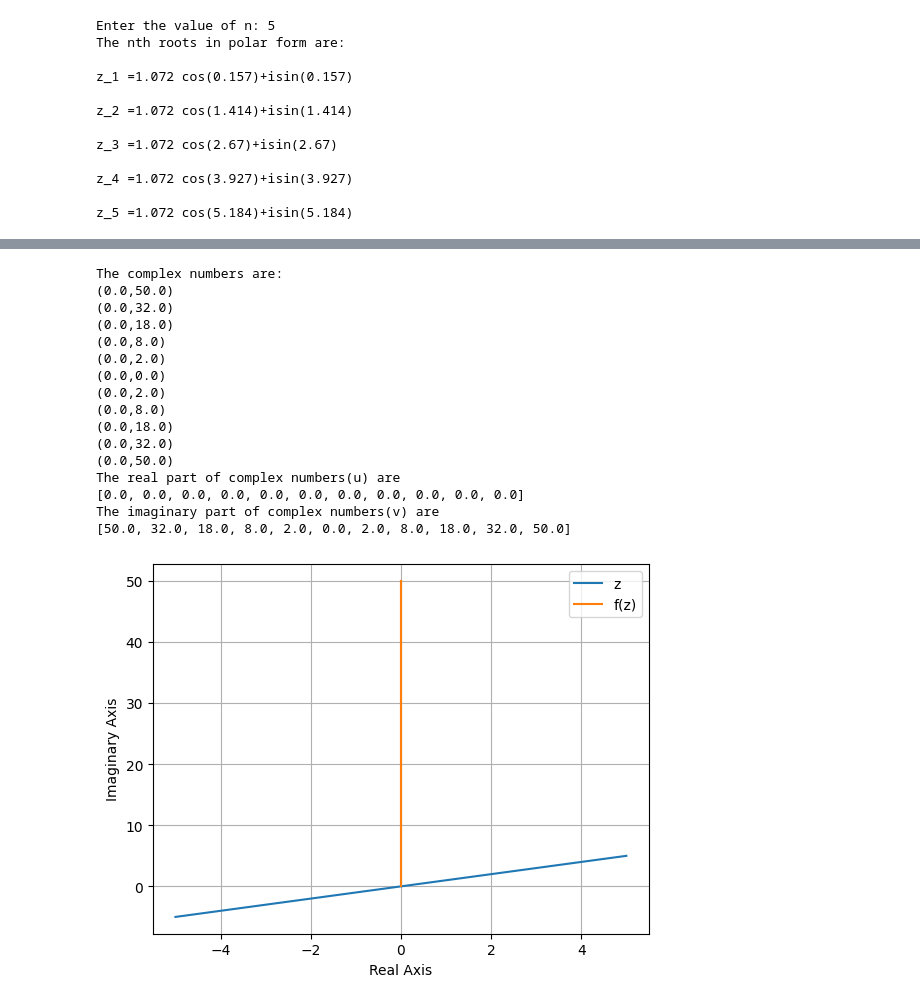
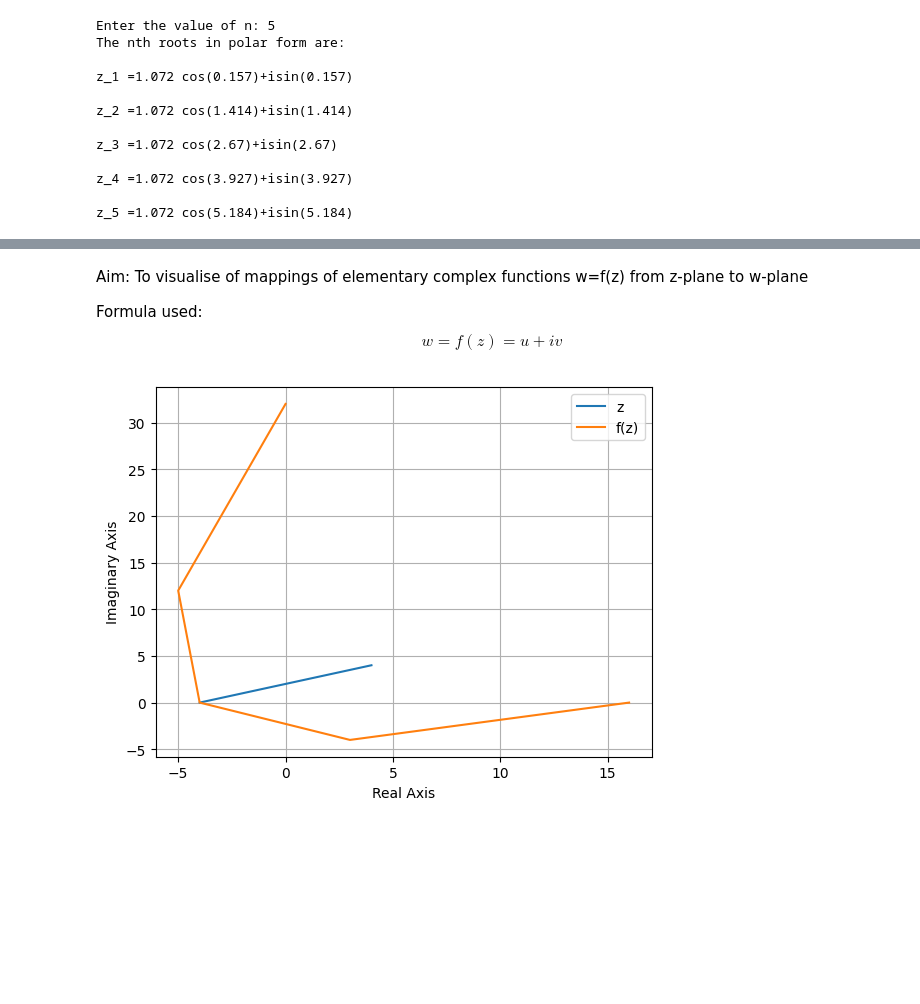
Before and after one commit to taibanganbi/1825005_MP-3-, a Jupyter notebook: 1825005_Unit_I_MP_3.ipynb, the cells around one changed output, grey strips where cells are left out. Drawn from its saved outputs; the diff is of its cells as text; code cells hidden in the pictures; blank space fills up the shorter version.

```diff
--- a/1825005_Unit_I_MP_3.ipynb
+++ b/1825005_Unit_I_MP_3.ipynb
@@ -198,56 +154,36 @@ The reflected points are:
+# %% [markdown]
+Aim: To visualise of mappings of elementary complex functions w=f(z) from z-plane to w-plane
+
+Formula used:
+$$w=f(z)=u+iv$$
 # %%
 #Mappings of elementary complex functions w=f(z) from z-plane to w-plane
+#f(z)=z^2
 
-def f(x,y):
-    z=complex(x,y)
-    return z**2
-
-x_list= [-5,-4,-3,-2,-1,0,1,2,3,4,5]
-y_list=[-5,-4,-3,-2,-1,0,1,2,3,4,5]
+x=[-2,-1,0,1,2]
+y=[0,1,2,3,4]
+x_list=[]
+y_list=[]
 u_list=[]
 v_list=[]
-z_list=[]
 
-print('The complex numbers are: ')
-
-for i in range(len(x_list)):
-    z_list.append(f(x_list[i],y_list[i]))
-
-    u=z_list[i].real
+for i in range(len(x)):
+    z=complex(2*x[i],y[i])
+    f_z=z**2
+    u=f_z.real
     u_list.append(u)
-
-    v=z_list[i].imag
+    v=f_z.imag
     v_list.append(v)
-
-    print(f'({u_list[i]},{v_list[i]})')
-
-print(f'The real part of complex numbers(u) are \n{u_list}')
-print(f'The imaginary part of complex numbers(v) are \n{v_list}')
+    x_list.append(2*x[i])
+    y_list.append(y[i])
 
 import matplotlib.pyplot as plt
-
 plt.plot(x_list,y_list)
 plt.plot(u_list,v_list)
 plt.xlabel('Real Axis')
 plt.ylabel('Imaginary Axis')
 plt.legend(['z','f(z)'])
 plt.grid()
 plt.show()
 # %% [output]
-The complex numbers are:
-(0.0,50.0)
-(0.0,32.0)
-(0.0,18.0)
-(0.0,8.0)
-(0.0,2.0)
-(0.0,0.0)
-(0.0,2.0)
-(0.0,8.0)
-(0.0,18.0)
-(0.0,32.0)
-(0.0,50.0)
-The real part of complex numbers(u) are
-[0.0, 0.0, 0.0, 0.0, 0.0, 0.0, 0.0, 0.0, 0.0, 0.0, 0.0]
-The imaginary part of complex numbers(v) are
-[50.0, 32.0, 18.0, 8.0, 2.0, 0.0, 2.0, 8.0, 18.0, 32.0, 50.0]
-[figure, old version]
+[figure, new version]
```
Also changed, not shown: parts of 8 cells of this notebook.
